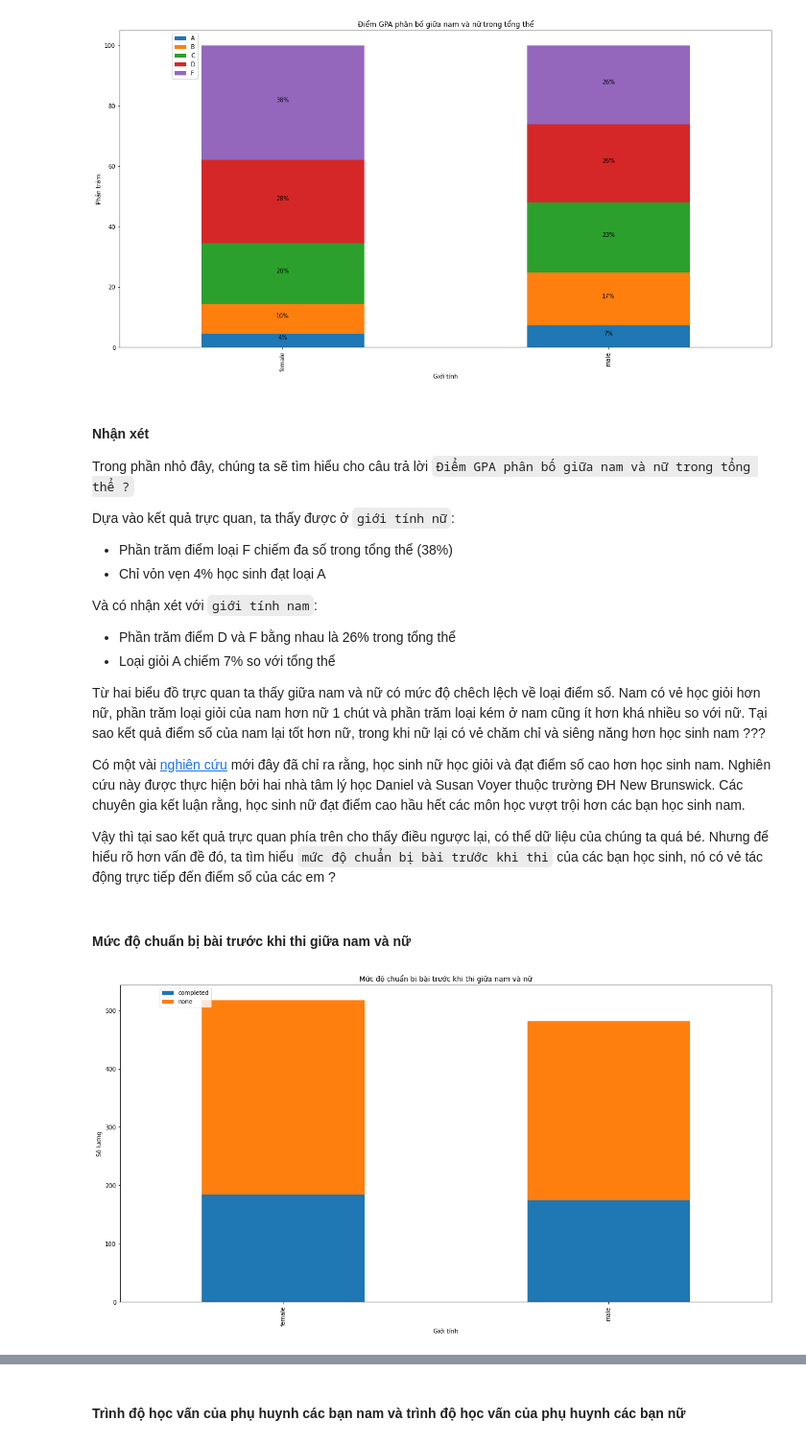
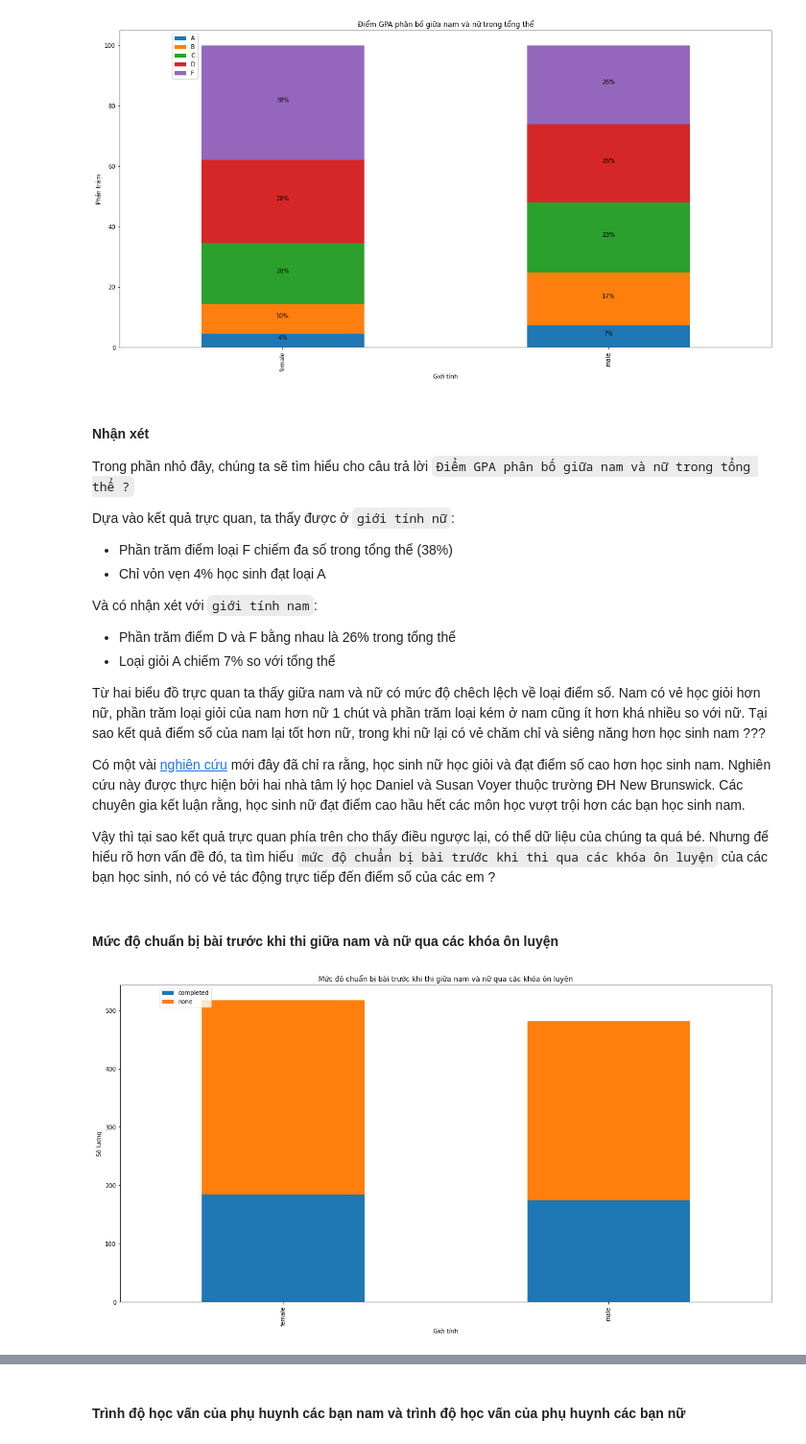
Before and after one commit to PNTAN19/LTKHDL, a Jupyter notebook: Students_Performance.ipynb, the cells around one changed output, grey strips where cells are left out. Shown: that part at 96% size. Saved outputs shown, nothing was run; the diff lists cells and outputs as text; code cells hidden in the pictures.

```diff
--- a/Students_Performance.ipynb
+++ b/Students_Performance.ipynb
@@ -768,13 +768,14 @@ Từ hai biểu đồ trực quan ta thấy giữa nam và nữ có mức độ
 
 Có một vài [nghiên cứu](https://khoahoc.tv/con-gai-va-con-trai-ai-hoc-gioi-hon-56278) mới đây đã chỉ ra rằng, học sinh nữ học giỏi và đạt điểm số cao hơn học sinh nam. Nghiên cứu này được thực hiện bởi hai nhà tâm lý học Daniel và Susan Voyer thuộc trường ĐH New Brunswick. Các chuyên gia kết luận rằng, học sinh nữ đạt điểm cao hầu hết các môn học vượt trội hơn các bạn học sinh nam.
 
-Vậy thì tại sao kết quả trực quan phía trên cho thấy điều ngược lại, có thể dữ liệu của chúng ta quá bé. Nhưng để hiểu rõ hơn vấn đề đó, ta tìm hiểu `mức độ chuẩn bị bài trước khi thi` của các bạn học sinh, nó có vẻ tác động trực tiếp đến điểm số của các em ?
+Vậy thì tại sao kết quả trực quan phía trên cho thấy điều ngược lại, có thể dữ liệu của chúng ta quá bé. Nhưng để hiểu rõ hơn vấn đề đó, ta tìm hiểu `mức độ chuẩn bị bài trước khi thi qua các khóa ôn luyện` của các bạn học sinh, nó có vẻ tác động trực tiếp đến điểm số của các em ?
 # %% [markdown]
-#### Mức độ chuẩn bị bài trước khi thi giữa nam và nữ
+#### Mức độ chuẩn bị bài trước khi thi giữa nam và nữ qua các khóa ôn luyện
 # %%
 stacked_bar(df['gender'], df['test preparation course'],\
-            'Mức độ chuẩn bị bài trước khi thi giữa nam và nữ', 'Giới tính', 'Số lượng', False)
+            'Mức độ chuẩn bị bài trước khi thi giữa nam và nữ qua các khóa ôn luyện',\
+            'Giới tính', 'Số lượng', False)
 # %% [output]
-[figure, old version]
+[figure, new version]
 # %%
 stacked_bar(df['gender'], df['test preparation course'],\
```
Also changed, not shown: parts of 20 cells of this notebook.
